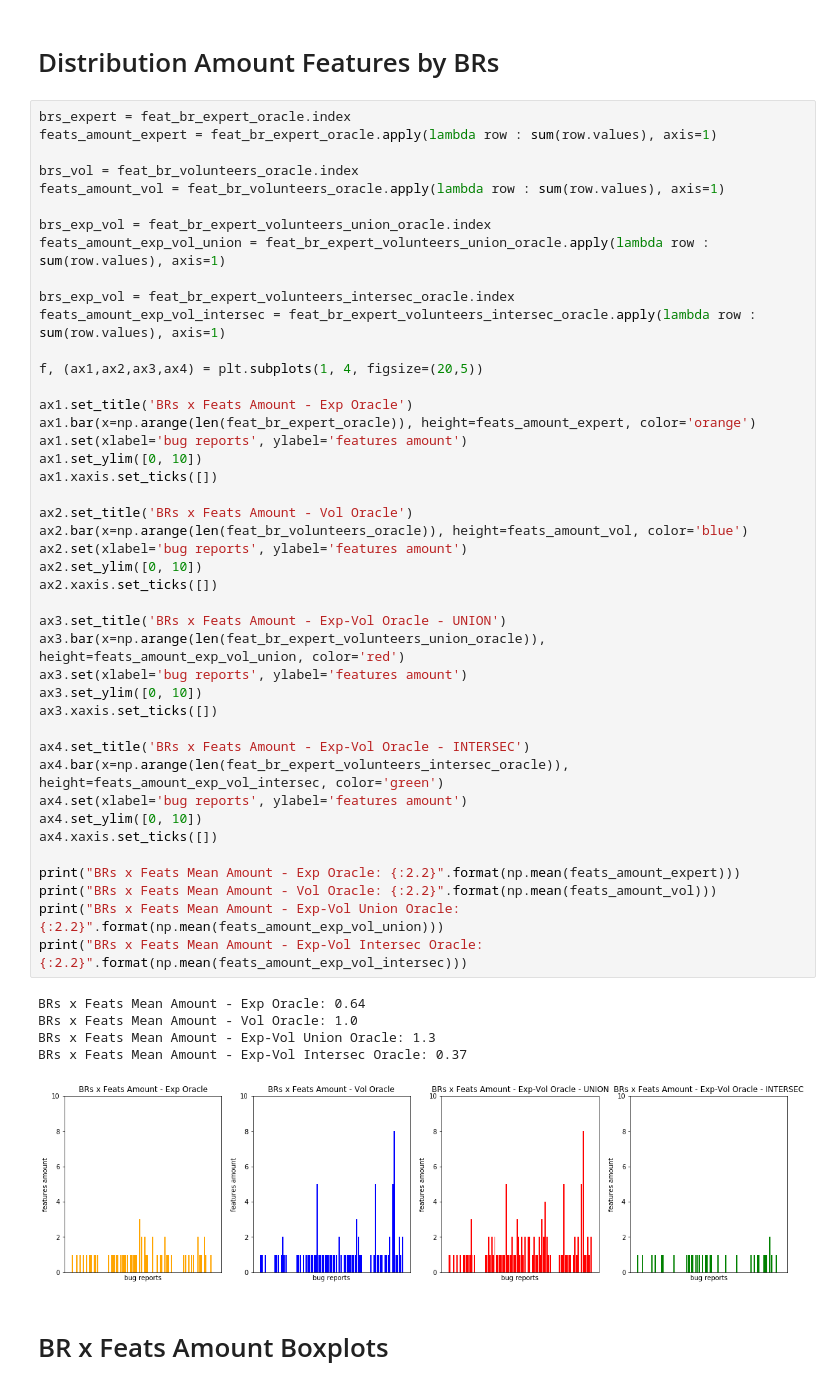
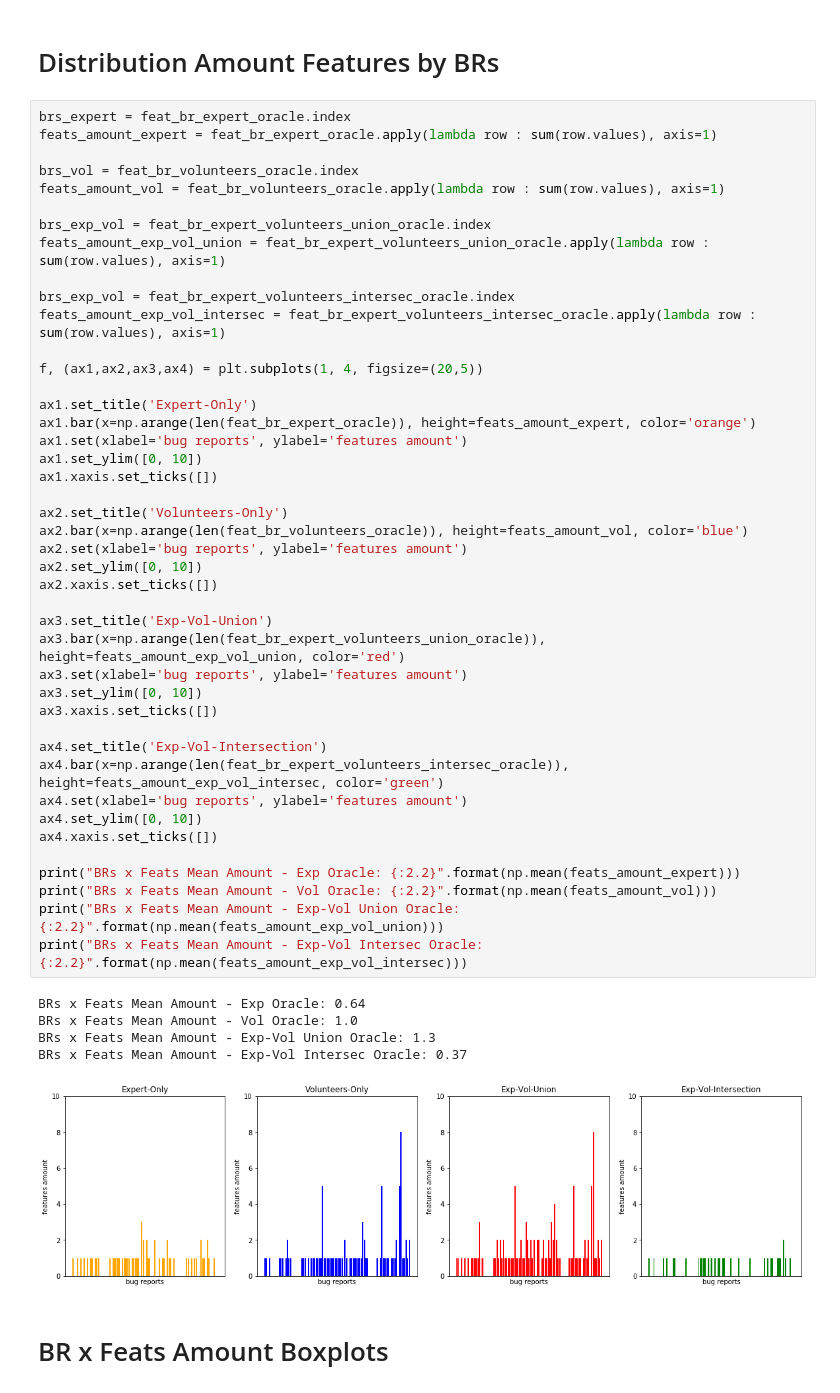
Before and after one commit to Pointpt/trace-link-recovery-study, a Jupyter notebook: preprocessing/feat_br_orc_v2_ana.ipynb, the cells around one changed output. Cells and saved outputs as stored; diff of their text form.

```diff
--- a/preprocessing/feat_br_orc_v2_ana.ipynb
+++ b/preprocessing/feat_br_orc_v2_ana.ipynb
@@ -142,40 +142,40 @@ feats_amount_exp_vol_intersec = feat_br_expert_volunteers_intersec_oracle.apply(
 
 f, (ax1,ax2,ax3,ax4) = plt.subplots(1, 4, figsize=(20,5))
 
-ax1.set_title('BRs x Feats Amount - Exp Oracle')
+ax1.set_title('Expert-Only')
 ax1.bar(x=np.arange(len(feat_br_expert_oracle)), height=feats_amount_expert, color='orange')
 ax1.set(xlabel='bug reports', ylabel='features amount')
 ax1.set_ylim([0, 10])
 ax1.xaxis.set_ticks([])
 
-ax2.set_title('BRs x Feats Amount - Vol Oracle')
+ax2.set_title('Volunteers-Only')
 ax2.bar(x=np.arange(len(feat_br_volunteers_oracle)), height=feats_amount_vol, color='blue')
 ax2.set(xlabel='bug reports', ylabel='features amount')
 ax2.set_ylim([0, 10])
 ax2.xaxis.set_ticks([])
 
-ax3.set_title('BRs x Feats Amount - Exp-Vol Oracle - UNION')
+ax3.set_title('Exp-Vol-Union')
 ax3.bar(x=np.arange(len(feat_br_expert_volunteers_union_oracle)), height=feats_amount_exp_vol_union, color='red')
 ax3.set(xlabel='bug reports', ylabel='features amount')
 ax3.set_ylim([0, 10])
 ax3.xaxis.set_ticks([])
 
-ax4.set_title('BRs x Feats Amount - Exp-Vol Oracle - INTERSEC')
+ax4.set_title('Exp-Vol-Intersection')
 ax4.bar(x=np.arange(len(feat_br_expert_volunteers_intersec_oracle)), height=feats_amount_exp_vol_intersec, color='green')
 ax4.set(xlabel='bug reports', ylabel='features amount')
 ax4.set_ylim([0, 10])
 ax4.xaxis.set_ticks([])
 
 print("BRs x Feats Mean Amount - Exp Oracle: {:2.2}".format(np.mean(feats_amount_expert)))
 print("BRs x Feats Mean Amount - Vol Oracle: {:2.2}".format(np.mean(feats_amount_vol)))
 print("BRs x Feats Mean Amount - Exp-Vol Union Oracle: {:2.2}".format(np.mean(feats_amount_exp_vol_union)))
 print("BRs x Feats Mean Amount - Exp-Vol Intersec Oracle: {:2.2}".format(np.mean(feats_amount_exp_vol_intersec)))
 # %% [output]
 BRs x Feats Mean Amount - Exp Oracle: 0.64
 BRs x Feats Mean Amount - Vol Oracle: 1.0
 BRs x Feats Mean Amount - Exp-Vol Union Oracle: 1.3
 BRs x Feats Mean Amount - Exp-Vol Intersec Oracle: 0.37
-[figure, old version]
+[figure, new version]
 # %% [markdown]
 # BR x Feats Amount Boxplots
 # %%
```
Also changed, not shown: 11 other files.
